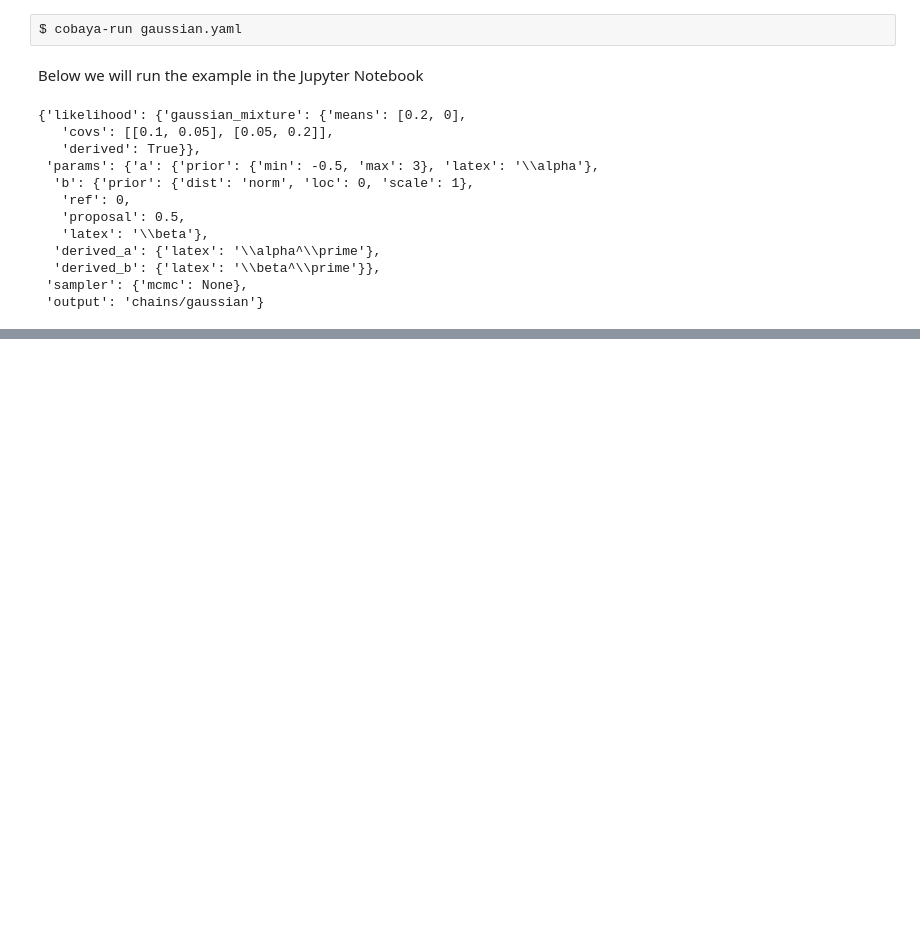
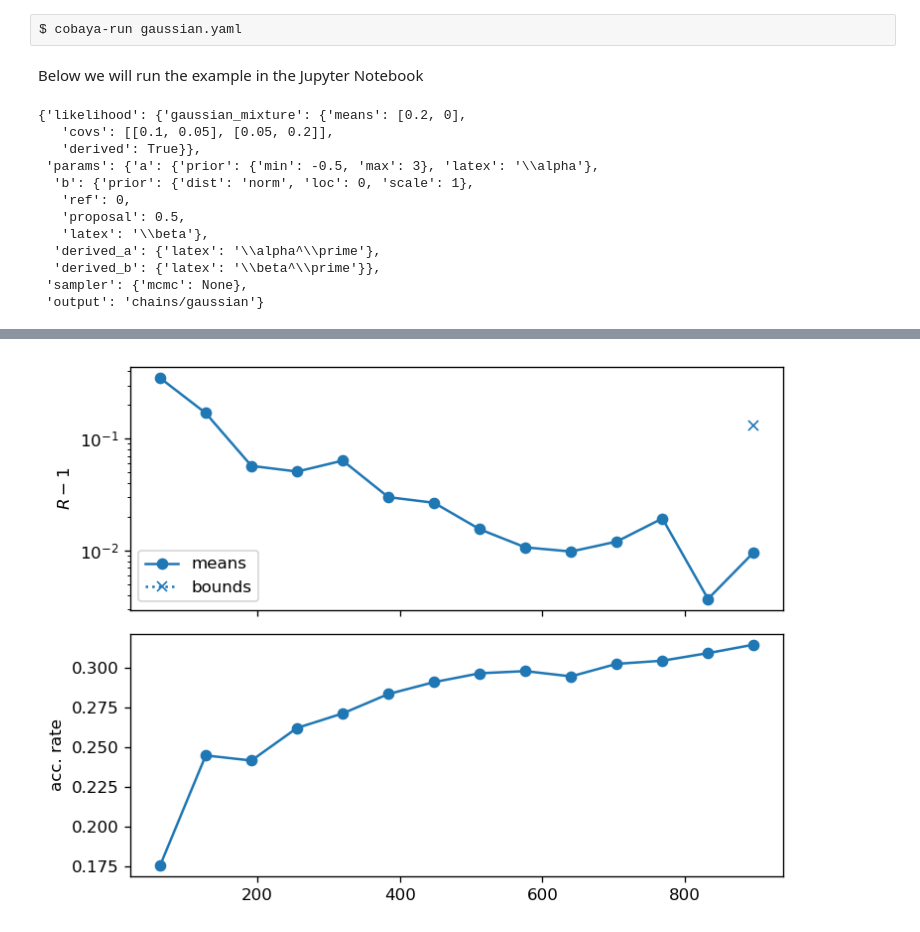
Before and after one commit to TexMExLab/UTAustin_CMBSummerSchool, a Jupyter notebook: UT_Notebooks/SG_Day4_Part1_Cobaya_1.ipynb, the cells around one changed output, grey strips where cells are left out. Cells and saved outputs as stored; diff of their text form; code cells hidden in the pictures; blank space fills up the shorter version.

```diff
--- a/UT_Notebooks/SG_Day4_Part1_Cobaya_1.ipynb
+++ b/UT_Notebooks/SG_Day4_Part1_Cobaya_1.ipynb
@@ -160,0 +221,6 @@ plt.show()
+# %%
+plot_progress(info["output"])
+plt.tight_layout()
+plt.show()
+# %% [output]
+[figure, added]
```
Also changed, not shown: parts of 15 cells of this notebook, 4 other files.
